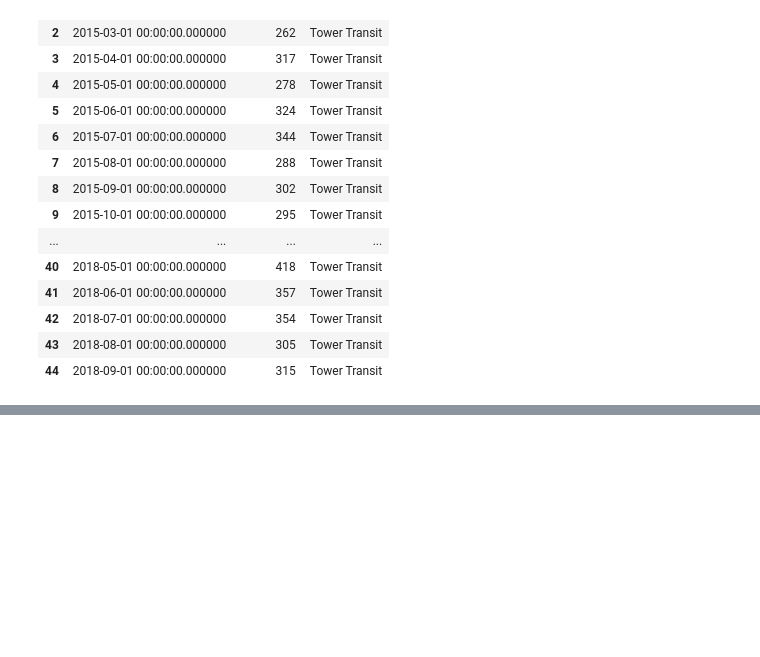
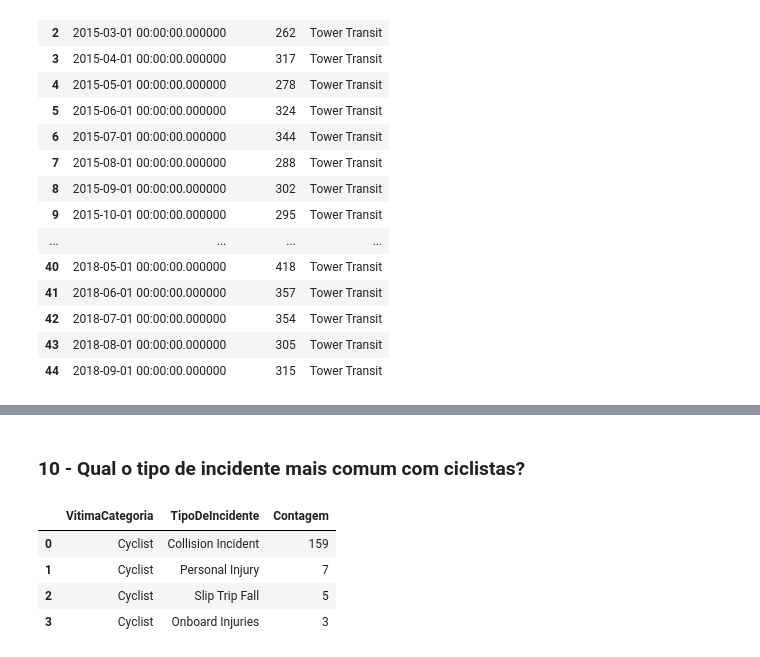
Before and after one commit to CoelhoPedro/Analise-de-Risco-no-Transporte-Publico, a Jupyter notebook: AnaliseRisco.ipynb, the cells around one changed output, grey strips where cells are left out. Drawn from its saved outputs; the diff is of its cells as text; code cells hidden in the pictures; blank space fills up the shorter version.

```diff
--- a/AnaliseRisco.ipynb
+++ b/AnaliseRisco.ipynb
@@ -505,0 +504,2 @@ plt.show()
+# %% [markdown]
+### 10 - Qual o tipo de incidente mais comum com ciclistas?
@@ -505,0 +508,9 @@ plt.show()
+# %%
+df10 = sqldf(q10)
+df10
+# %% [output]
+|  | VitimaCategoria | TipoDeIncidente | Contagem |
+| 0 | Cyclist | Collision Incident | 159 |
+| 1 | Cyclist | Personal Injury | 7 |
+| 2 | Cyclist | Slip Trip Fall | 5 |
+| 3 | Cyclist | Onboard Injuries | 3 |
```
Also changed, not shown: parts of 15 cells of this notebook.
